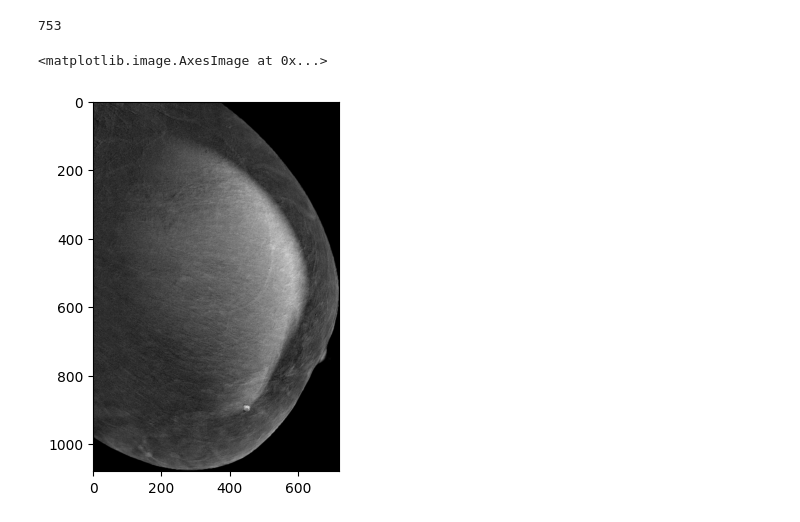
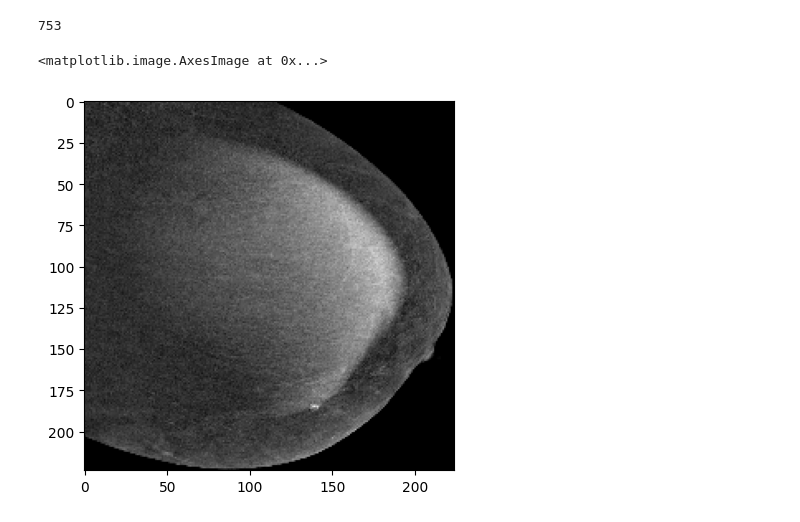
Before and after one commit to RexGod/DataMining_Pgu_Nueral_Network, a Jupyter notebook: finalProject.ipynb, the cells around one changed output. Drawn from its saved outputs; the diff is of its cells as text; code cells hidden in the pictures.

```diff
--- a/finalProject.ipynb
+++ b/finalProject.ipynb
@@ -163,11 +163,11 @@ len(new_train_x)
 753
 # %%
 img = train_data_x[752]
-img2 = cv2.resize(img,(720,1080))
+img2 = cv2.resize(img,(224,224))
 plt.imshow(img2)
 # %% [output]
 <matplotlib.image.AxesImage at 0x...>
-[figure, old version]
+[figure, new version]
 # %%
 train_data_x = new_train_x
 # %%
```
Also changed, not shown: parts of 4 cells of this notebook.
